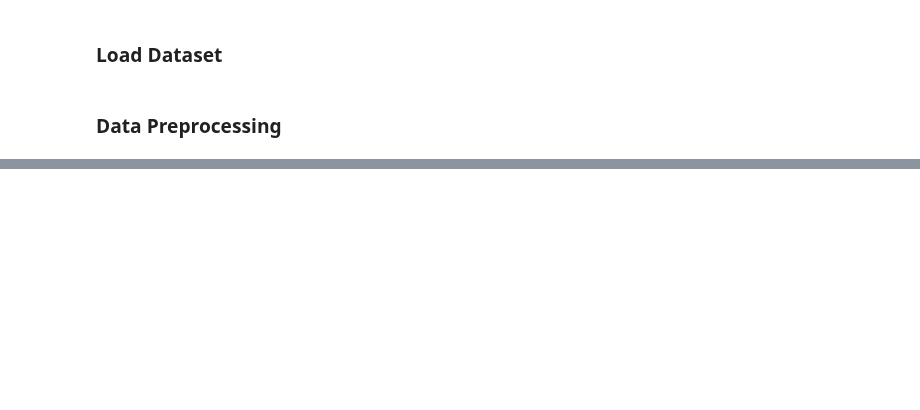
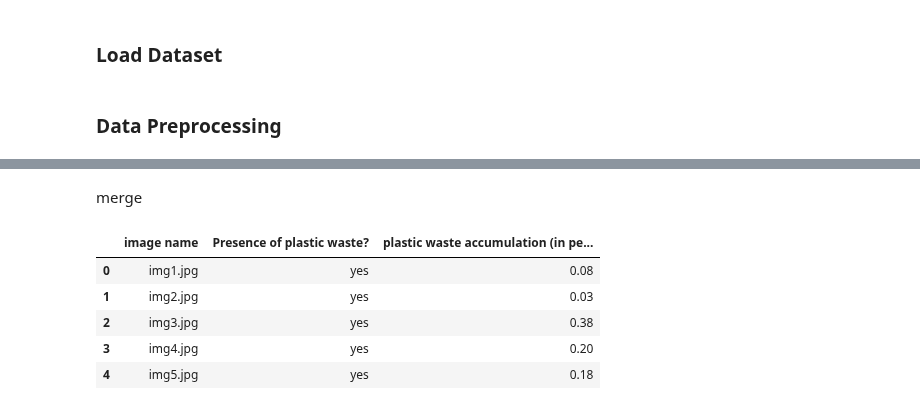
Before and after one commit to williamtheodoruswijaya/PDIS-Net, a Jupyter notebook: eda/split/split.ipynb, the cells around one changed output, grey strips where cells are left out. Cells and saved outputs as stored; diff of their text form; code cells hidden in the pictures; blank space fills up the shorter version.

```diff
--- a/eda/split/split.ipynb
+++ b/eda/split/split.ipynb
@@ -16,11 +18,10 @@ import os
 # ROOT = Path("/content/flopwd_data/Dal Lake Floating Plastic Waste Detection Dataset (FloPWD 2025)")
 # IMAGES_DIR = ROOT / "Raw_Images"
 # %%
-# vice versa
 from pathlib import Path
 
-ROOT = "data"
-IMAGES_DIR = ROOT + "/Raw_Images"
+ROOT = Path("../../data") # uses Path() to avoid errors on IMAGE_DIR detected as string
+IMAGES_DIR = ROOT / "Raw_Images"
 SEED = 42
 # %% [markdown]
 ### Data Preprocessing
@@ -36,0 +50,13 @@ FileNotFoundError: [Errno 2] No such file or directory: './data/Image_labels_Bin
+# %% [markdown]
+merge
+# %%
+df = labels_df.merge(reg_df, on="image name", how="inner")
+
+df.head()
+# %% [output]
+|  | image name | Presence of plastic waste? | plastic waste accumulation (in pe... |
+| 0 | img1.jpg | yes | 0.08 |
+| 1 | img2.jpg | yes | 0.03 |
+| 2 | img3.jpg | yes | 0.38 |
+| 3 | img4.jpg | yes | 0.20 |
+| 4 | img5.jpg | yes | 0.18 |
```
Also changed, not shown: parts of 52 cells of this notebook.
